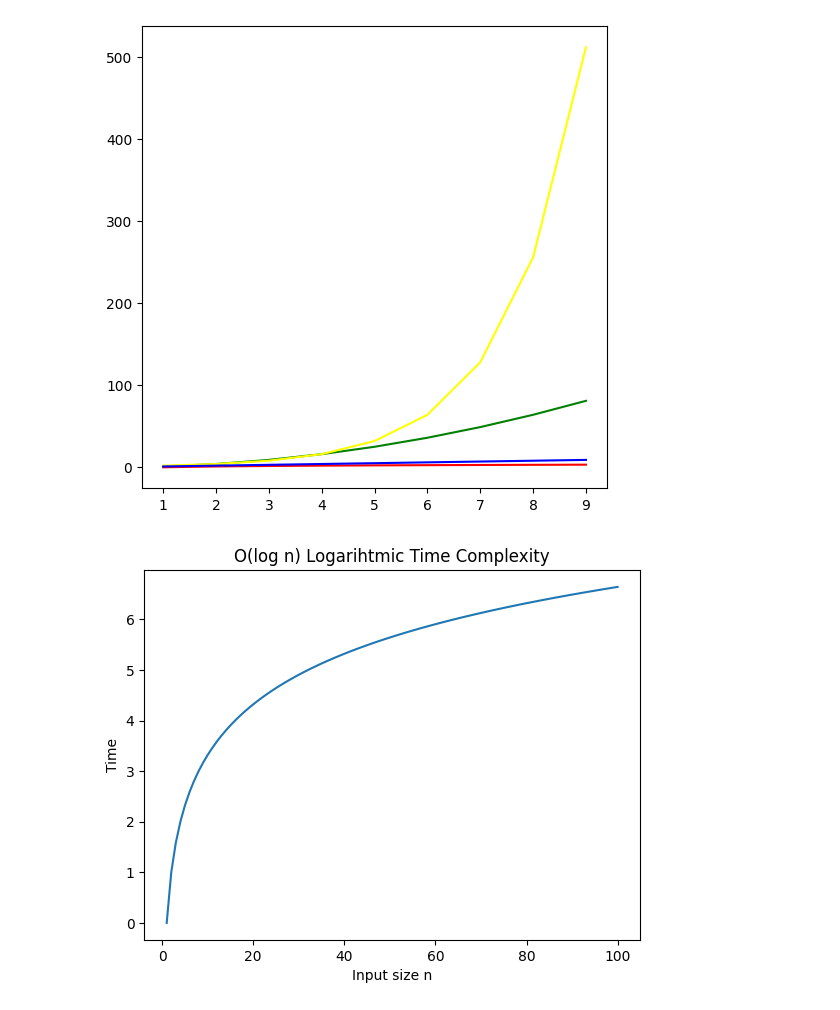
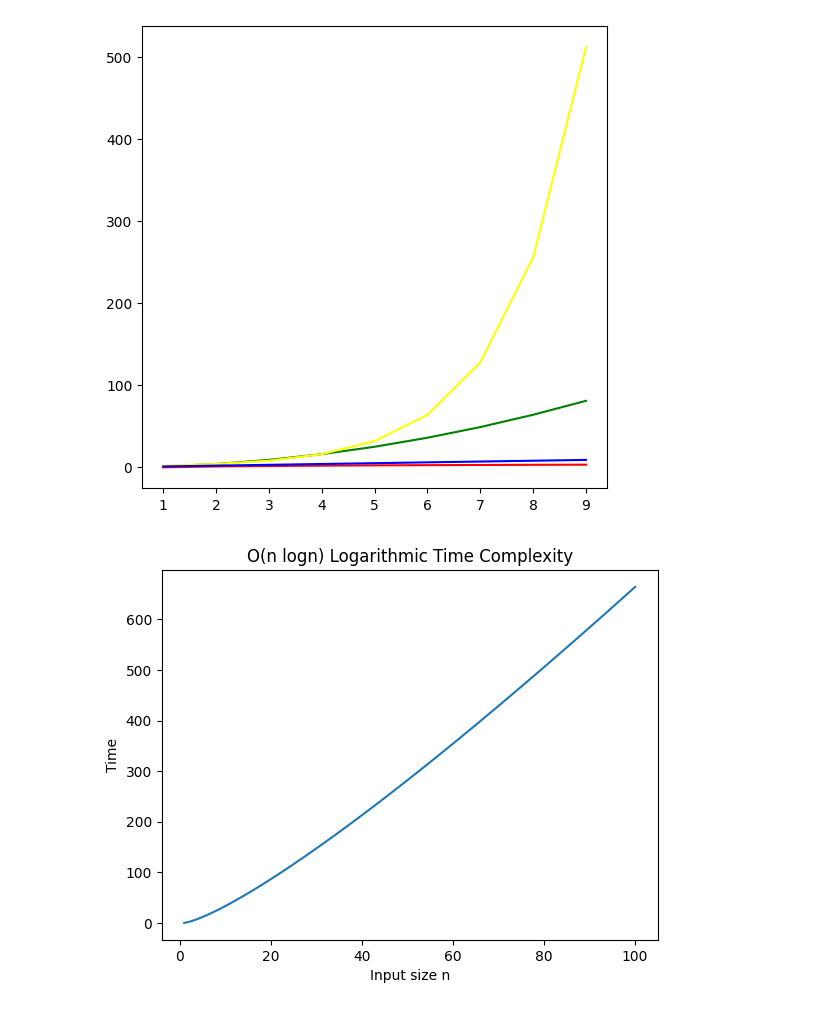
Before and after one commit to Asmi1908/APS-Lab, a Jupyter notebook: Lab_3_Growth_of_function.ipynb, the cells around one changed output. Saved outputs shown, nothing was run; the diff lists cells and outputs as text; code cells hidden in the pictures.

```diff
--- a/Lab_3_Growth_of_function.ipynb
+++ b/Lab_3_Growth_of_function.ipynb
@@ -239,36 +239,36 @@ plt.plot(n_values, time_values_linear, label='O(n)',color='blue')
 [<matplotlib.lines.Line2D at 0x...>]
 [figure]
 # %%
-# Write a function to perform quick sort and show that it has Logarithmic Time Complexity O(log n)
+# Prob_9: Write a function to perform quick sort.
+
 import math
 def quick_sort(arr):
-  pivot=arr[len(arr)/2]
-  left=list(range(1,n))
-  right=list(range(1,n))
-  middle=list(range(1,n))
-  for i in range(n):
-    if arr[i]<pivot:
-      left.append(arr[i])
-    elif arr[i]==pivot:
-      middle.append(arr[i])
-    else:
-      right.append(arr[i])
-  return quick_sort(left)+ middle + quick_sort(right)
-
-
+    if len(arr) <= 1:
+        return arr
+    pivot = arr[len(arr) // 2]
+    left = []
+    middle = []
+    right = []
+    for x in arr:
+        if x < pivot:
+            left.append(x)
+        elif x == pivot:
+            middle.append(x)
+        else:
+            right.append(x)
+    return quick_sort(left) + middle + quick_sort(right)
 n_values = list(range(1, 101))
 time_values = []
 
 for n in n_values:
     data = list(range(n))
-    linear_time_sum(data)
-    time_values.append(math.log(n,2))
-
+    quick_sort(data)
+    time_values.append(math.log(n, 2)*n)
 plt.figure()
 plt.plot(n_values, time_values)
 plt.xlabel("Input size n")
 plt.ylabel("Time")
-plt.title("O(log n) Logarihtmic Time Complexity")
+plt.title("O(n logn) Logarithmic Time Complexity")
 plt.show()
 # %% [output]
-[figure, old version]
+[figure, new version]
```
